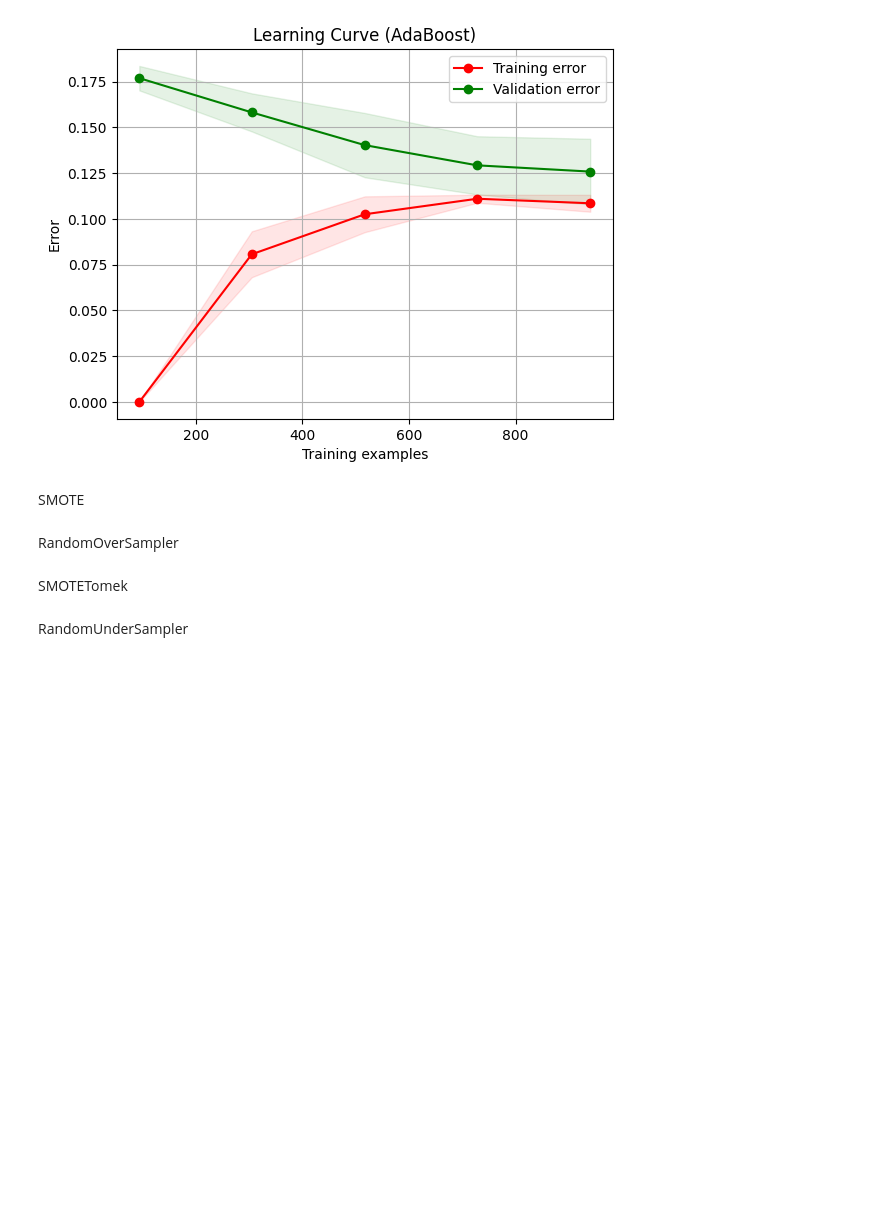
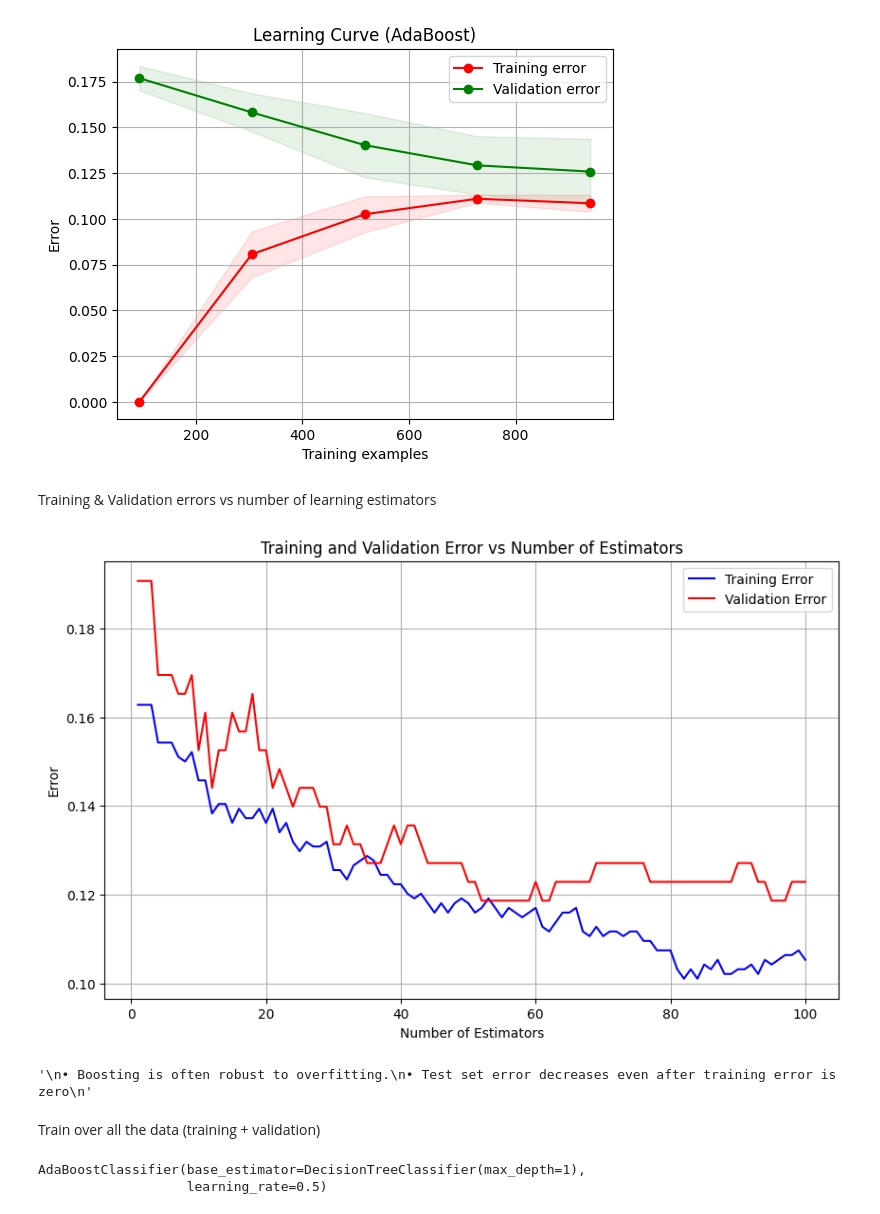
Before and after one commit to hebaashraf21/Employee_Attrition_Prediction, a Jupyter notebook: code/models/AdaBoost.ipynb, the cells around one changed output. Saved outputs shown, nothing was run; the diff lists cells and outputs as text; code cells hidden in the pictures; blank space fills up the shorter version.

Commit message:
finish AdaBoost

```diff
--- a/code/models/AdaBoost.ipynb
+++ b/code/models/AdaBoost.ipynb
@@ -244,11 +247,55 @@ The fact that both the training and validation scores are eventually increasing
 This is a desirable outcome, indicating that additional data may not significantly improve the model's performance further.
 
 '''
-# %% [markdown]
-SMOTE
-# %% [markdown]
-RandomOverSampler
-# %% [markdown]
-SMOTETomek
-# %% [markdown]
-RandomUnderSampler
+# %% [markdown]
+Training & Validation errors vs number of learning estimators
+# %%
+# Initialize lists to store training and validation errors
+train_errors = []
+val_errors = []
+
+# Define the range of n_estimators values
+n_estimators_range = range(1, 101)
+
+# Loop over n_estimators values
+for n_estimators in n_estimators_range:
+    # Initialize AdaBoost classifier with DecisionTree base estimator
+    ada_clf = AdaBoostClassifier(
+        base_estimator=DecisionTreeClassifier(max_depth=1),
+        n_estimators=n_estimators,
+        random_state=42,
+        learning_rate=0.5
+    )
+
+    # Fit the model on the training data
+    ada_clf.fit(x_train, y_train)
+
+    # Calculate training error
+    train_error = zero_one_loss(y_train, ada_clf.predict(x_train))
+    train_errors.append(train_error)
+
+    # Calculate validation error
+    val_error = zero_one_loss(y_val, ada_clf.predict(x_val))
+    val_errors.append(val_error)
+
+# Plot training and validation errors
+plt.figure(figsize=(10, 6))
+plt.plot(n_estimators_range, train_errors, label='Training Error', color='blue')
+plt.plot(n_estimators_range, val_errors, label='Validation Error', color='red')
+plt.xlabel('Number of Estimators')
+plt.ylabel('Error')
+plt.title('Training and Validation Error vs Number of Estimators')
+plt.legend()
+plt.grid(True)
+plt.show()
+# %% [output]
+[figure, added]
+# %%
+'''
+• Boosting is often robust to overfitting.
+• Test set error decreases even after training error is almost zero
+'''
+# %% [output]
+'\n• Boosting is often robust to overfitting.\n• Test set error decreases even after training error is zero\n'
+# %% [markdown]
+Train over all the data (training + validation)
@@ -254,0 +305,6 @@ RandomUnderSampler
+# %%
+# Fit the model on the new data
+best_ada_clf.fit(new_x_data, new_y_data)
+# %% [output]
+AdaBoostClassifier(base_estimator=DecisionTreeClassifier(max_depth=1),
+                   learning_rate=0.5)
```
Also changed, not shown: parts of 19 cells of this notebook.
